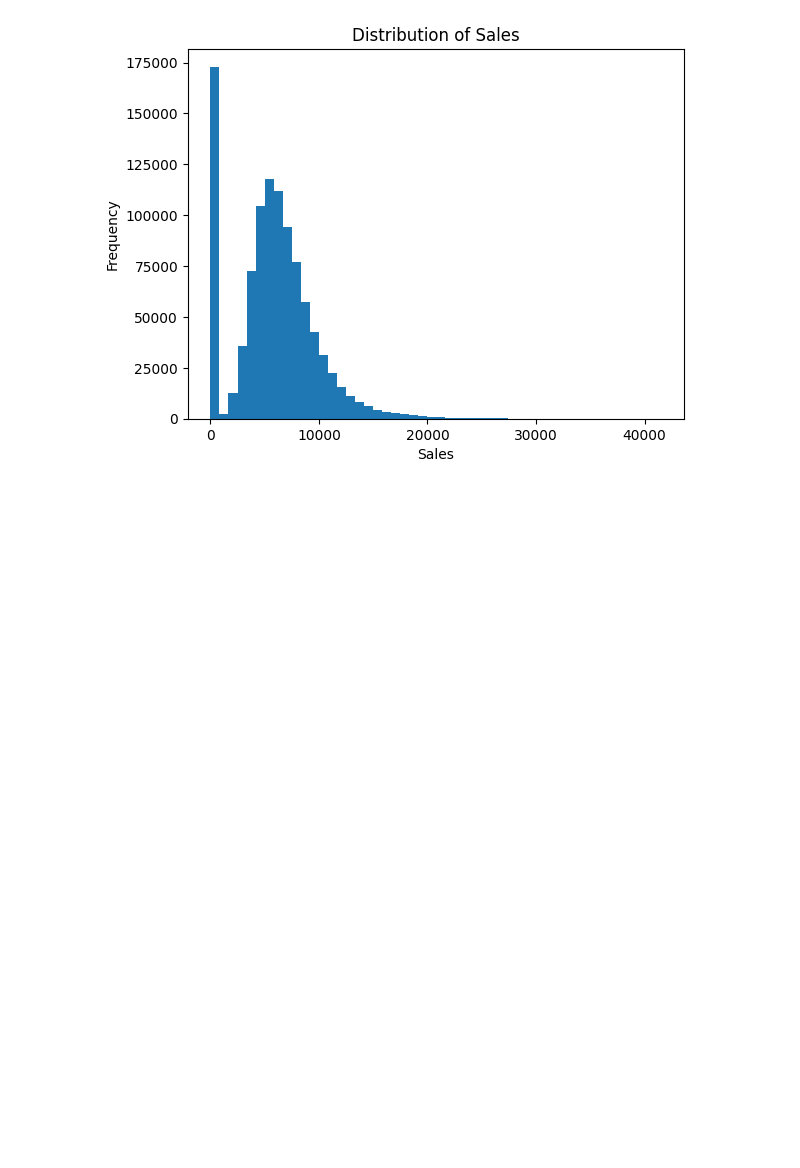
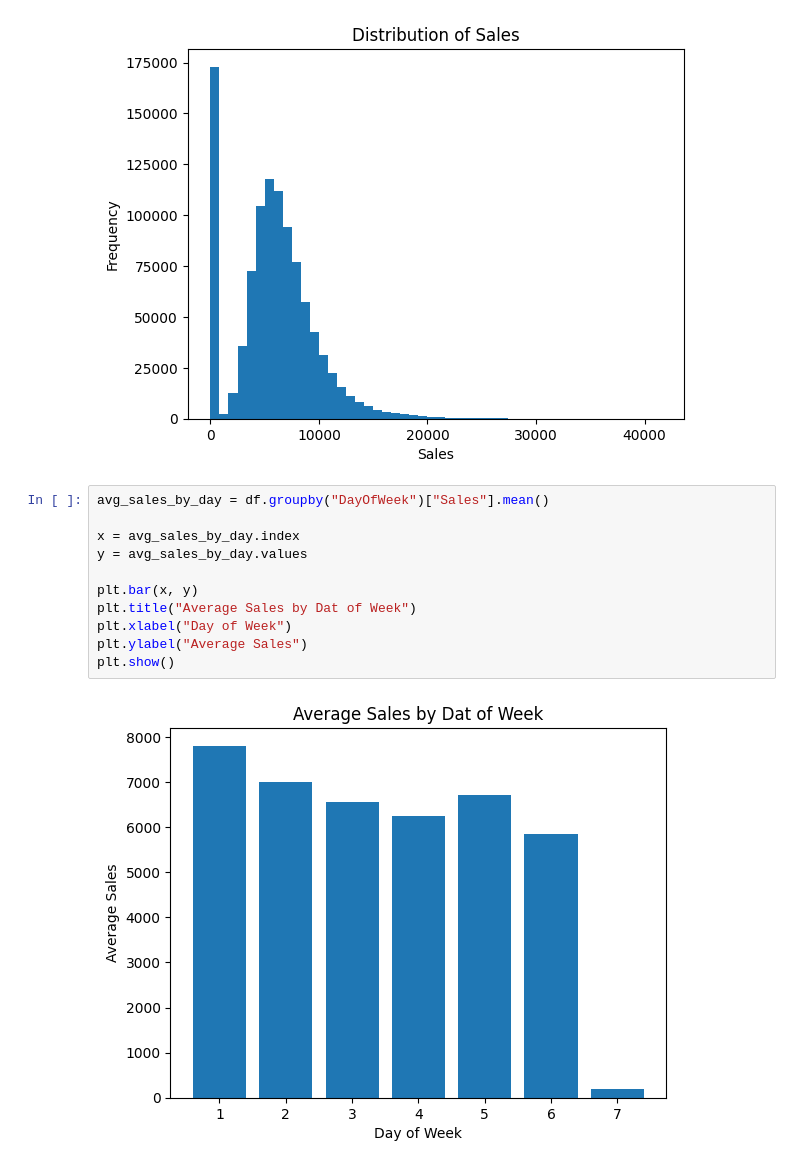
Before and after one commit to readulislamtamim/sales-forecasting, a Jupyter notebook: notebooks/01_eda.ipynb, the cells around one changed output. Saved outputs shown, nothing was run; the diff lists cells and outputs as text; blank space fills up the shorter version.

```diff
--- a/notebooks/01_eda.ipynb
+++ b/notebooks/01_eda.ipynb
@@ -52,3 +55,16 @@ plt.title("Distribution of Sales")
 plt.show()
 # %% [output]
 [figure]
+# %%
+avg_sales_by_day = df.groupby("DayOfWeek")["Sales"].mean()
+
+x = avg_sales_by_day.index
+y = avg_sales_by_day.values
+
+plt.bar(x, y)
+plt.title("Average Sales by Dat of Week")
+plt.xlabel("Day of Week")
+plt.ylabel("Average Sales")
+plt.show()
+# %% [output]
+[figure, added]
```
Also changed, not shown: parts of 5 cells of this notebook, 2 other files.
